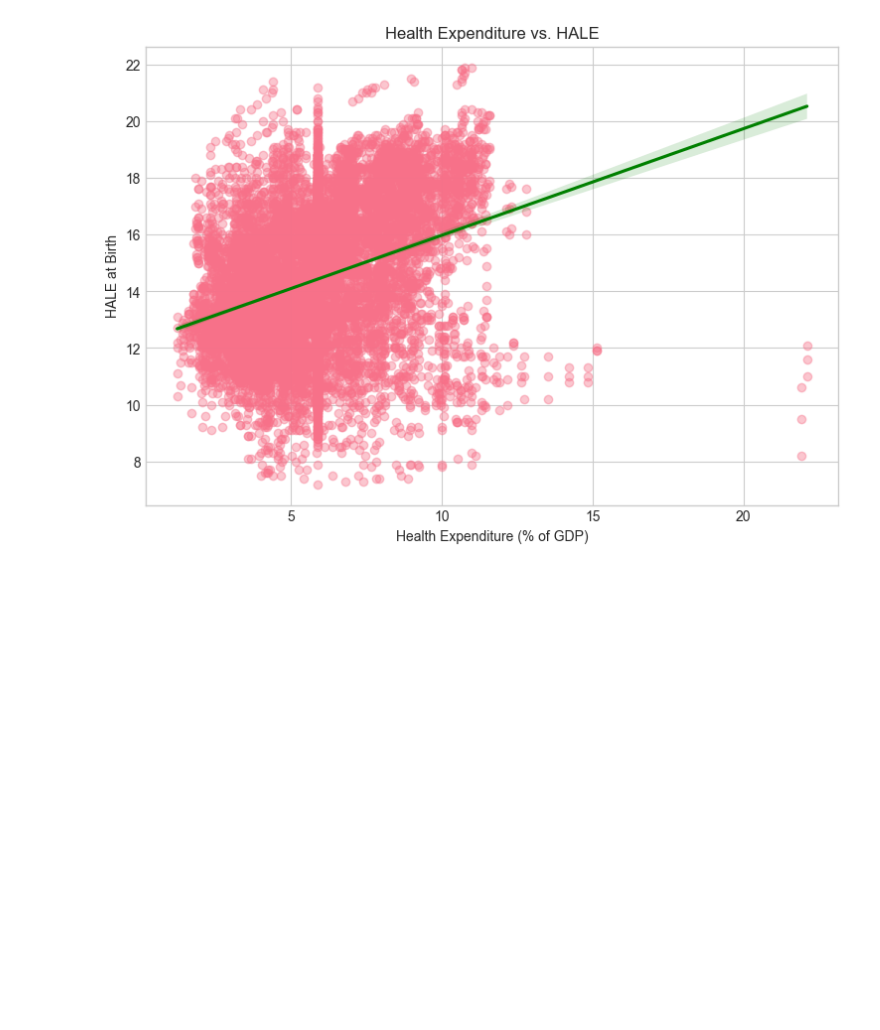
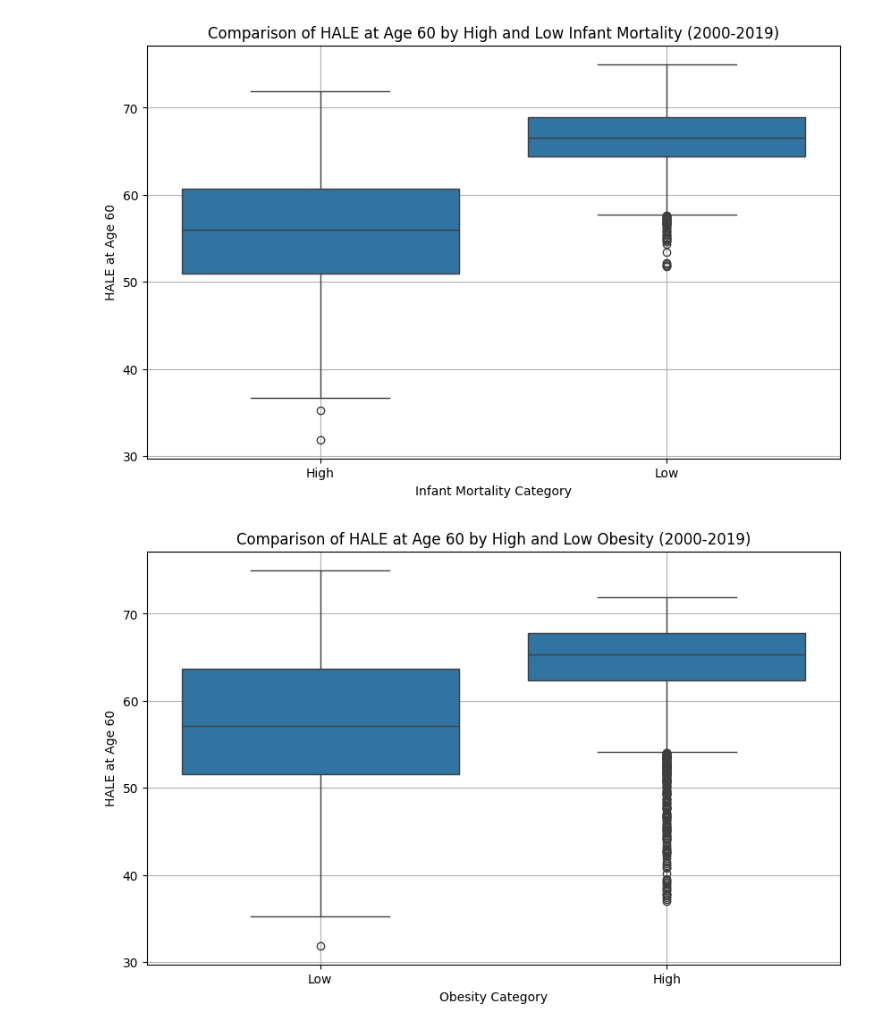
Before and after one commit to HALA-Prediction-466/HALE-prediction, a Jupyter notebook: code/EDA.ipynb, the cells around one changed output. Cells and saved outputs as stored; diff of their text form; code cells hidden in the pictures; blank space fills up the shorter version.

```diff
--- a/code/EDA.ipynb
+++ b/code/EDA.ipynb
@@ -1,7 +1,8 @@
 # %%
+import seaborn as sns
 import pandas as pd
 import matplotlib.pyplot as plt
-import seaborn as sns
 
-plt.style.use('seaborn-v0_8-whitegrid')
-sns.set_palette("husl")
+# Load the dataset
+data = pd.read_csv('../data/cleaned_merged_dataset.csv')
+print(data.describe())
@@ -50,13 +85,28 @@ plt.show()
+# %%
+# Categorize countries by high and low Infant Mortality and Obesity
+data['Infant_Mortality_Category'] = data['infant mortality rate (between birth and 11 months per 1000 live births)'].apply(lambda x: 'High' if x > data['infant mortality rate (between birth and 11 months per 1000 live births)'].median() else 'Low')
+data['Obesity_Category'] = data['Prevalence of obesity among adults, BMI ³ 30 (age-standardized estimate) (%)'].apply(lambda x: 'High' if x > data['Prevalence of obesity among adults, BMI ³ 30 (age-standardized estimate) (%)'].median() else 'Low')
 # %%
-plt.figure(figsize=(9, 6))
-sns.regplot(data=data, x='Health_Expenditure_pct_GDP', y='HALE_Birth',
-scatter_kws={'alpha':0.4}, line_kws={'color':'green'})
-plt.title('Health Expenditure vs. HALE')
-plt.xlabel('Health Expenditure (% of GDP)')
-plt.ylabel('HALE at Birth')
+# Boxplot for Infant Mortality
+plt.figure(figsize=(10, 6))
+sns.boxplot(x='Infant_Mortality_Category', y='HALE_60', data=data)
+plt.title("Comparison of HALE at Age 60 by High and Low Infant Mortality (2000-2019)")
+plt.xlabel("Infant Mortality Category")
+plt.ylabel("HALE at Age 60")
+plt.grid(True)
 plt.show()
+
+# Boxplot for Obesity
+plt.figure(figsize=(10, 6))
+sns.boxplot(x='Obesity_Category', y='HALE_60', data=data)
+plt.title("Comparison of HALE at Age 60 by High and Low Obesity (2000-2019)")
+plt.xlabel("Obesity Category")
+plt.ylabel("HALE at Age 60")
+plt.grid(True)
+plt.show()
 # %% [output]
-[figure, old version]
+[figure, new version]
+[figure, added]
 # %%
 plt.figure(figsize=(12, 7))
 sns.boxplot(data=data, x='ParentLocation', y='HALE_Birth')
```
Also changed, not shown: parts of 11 cells of this notebook.
